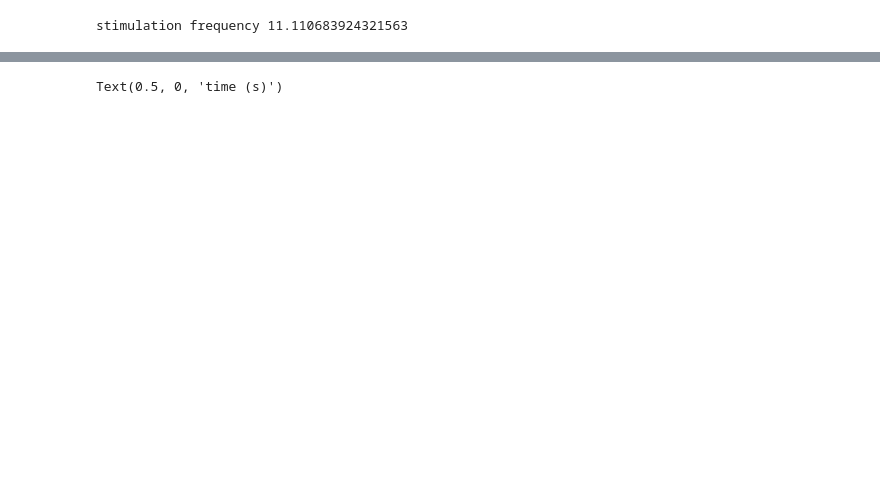
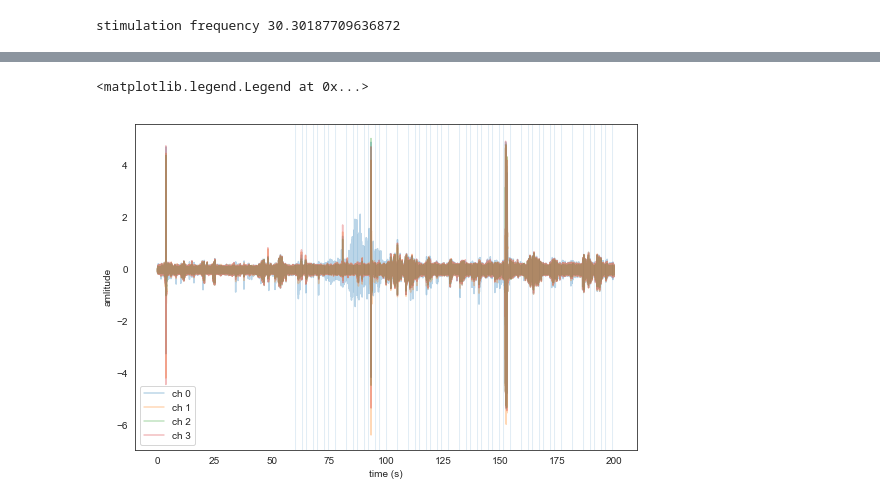
Before and after one commit to CINPLA/septum-mec, a Jupyter notebook: notebooks/time-frequency-epochs.ipynb, the cells around one changed output, grey strips where cells are left out. Saved outputs shown, nothing was run; the diff lists cells and outputs as text; code cells hidden in the pictures; blank space fills up the shorter version.

```diff
--- a/notebooks/time-frequency-epochs.ipynb
+++ b/notebooks/time-frequency-epochs.ipynb
@@ -9,2 +21,2 @@ Populating the interactive namespace from numpy and matplotlib
 # %%
-rcParams['figure.figsize'] = (9, 6)
+plt.rcParams['figure.figsize'] = (9, 6)
@@ -31,10 +32,31 @@ times = arange(0, sampling_period * len(data), sampling_period)
+# %%
+action_id = "1833-120619-4"
+channel_group = 3
+
+channel = 1 # 0-3
+
+action  = actions[action_id]
+
+data_path = pathlib.Path(project_path) / "actions" / action_id / "data" / "main.exdir"
+root_group = exdir.File(
+    data_path, plugins=[exdir.plugins.quantities, exdir.plugins.git_lfs])
+
+anas = dp.load_lfp(data_path, channel_group)
+
+data = np.array(anas)[:, channel]
+
+sampling_rate = anas.sampling_rate.magnitude
+
+sampling_period = 1 / sampling_rate
+
+times = np.arange(0, anas.shape[0] / sampling_rate, 1 / sampling_rate)
 # %%
-stim_times = exdir_file['epochs']['open-ephys-epochs']['rhythm_fpga_100']['timestamps'].data.magnitude
-stim_durations = exdir_file['epochs']['open-ephys-epochs']['rhythm_fpga_100']['durations'].data.magnitude
+stim_times = root_group['epochs']['open-ephys-epochs']['rhythm_fpga_100']['timestamps'].data.magnitude
+stim_durations = root_group['epochs']['open-ephys-epochs']['rhythm_fpga_100']['durations'].data.magnitude
 # %%
-print('stimulation frequency', 1 / diff(stim_times).mean())
+print('stimulation frequency', 1 / np.diff(stim_times).mean())
 # %% [output]
-stimulation frequency 11.110683924321563
+stimulation frequency 30.30187709636872
 # %%
 start_time = 0
 stop_time = 200
@@ -42,10 +64,12 @@ stop_time = 200
 mask = (start_time < times) & (times < stop_time) # seconds
 mask_ts = (start_time < stim_times) & (stim_times < stop_time) # seconds
 
-figure()
-plot(times[mask], data[mask])
+plt.figure()
+for ch in range(4):
+    plt.plot(times[mask], np.array(anas)[mask, ch], alpha=.3, label='ch {}'.format(ch))
 for t, d in zip(stim_times[mask_ts], stim_durations[mask_ts]):
-    axvspan(t, t + d, alpha=.5)
-ylabel('amlitude')
-xlabel('time (s)')
+    plt.axvspan(t, t + d, alpha=.5)
+plt.ylabel('amlitude')
+plt.xlabel('time (s)')
+plt.legend()
 # %% [output]
@@ -54,4 +76,5 @@ xlabel('time (s)')
-Text(0.5, 0, 'time (s)')
+<matplotlib.legend.Legend at 0x...>
+[figure, added]
 # %%
 def mask_coi(power, freqs, coi):
     periods = 1 / freqs
```
Also changed, not shown: parts of 9 cells of this notebook, 14 other files.
